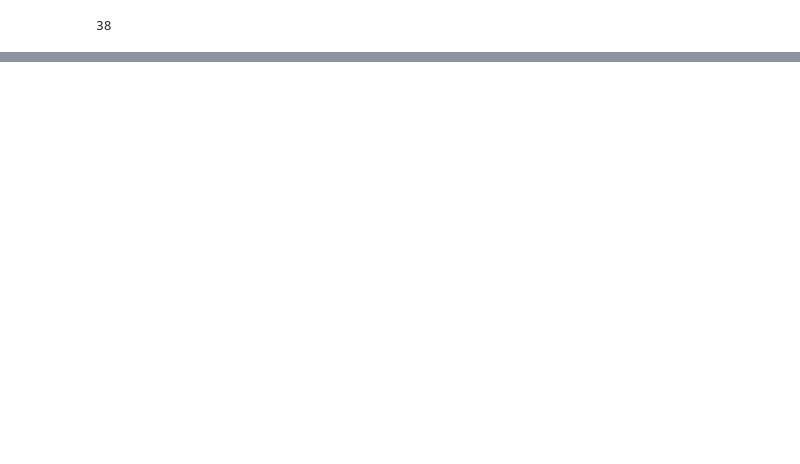
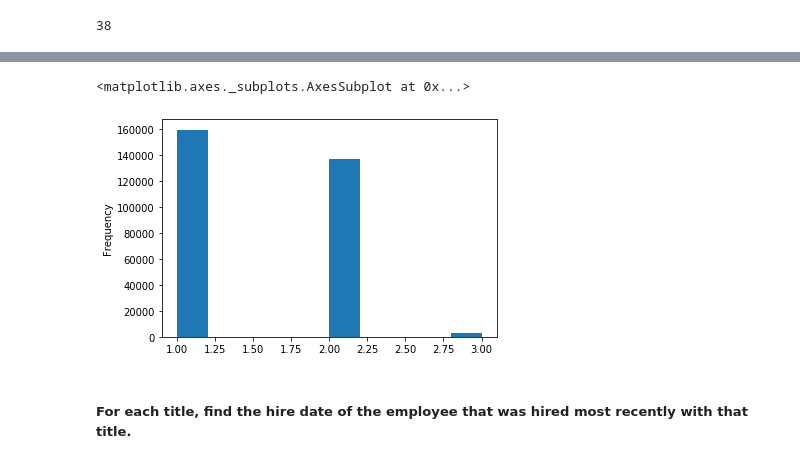
Before and after one commit to misty-garcia/python-exercises, a Jupyter notebook: panda_exercises.ipynb, the cells around one changed output, grey strips where cells are left out. Drawn from its saved outputs; the diff is of its cells as text; code cells hidden in the pictures; blank space fills up the shorter version.

```diff
--- a/panda_exercises.ipynb
+++ b/panda_exercises.ipynb
@@ -91,0 +146,7 @@ len(mpg.model.unique())
+# %%
+def get_db_url(username,hostname,password,db_name):
+    url = f'mysql+pymysql://{username}:{password}@{hostname}/{db_name}'
+    return url
+
+from env import host, user, password
+url = get_db_url(user,host,password,"employees")
@@ -91,0 +185,3 @@ len(mpg.model.unique())
+# %%
+df_employees = pd.read_sql('SELECT * FROM employees',url)
+df_titles = pd.read_sql('SELECT * FROM titles',url)
@@ -91,0 +222,3 @@ len(mpg.model.unique())
+# %%
+df_employees_with_titles = pd.merge(df_employees,df_titles, how="inner")
+df_employees_with_titles.head()
@@ -91,0 +254,7 @@ len(mpg.model.unique())
+# %%
+df_employees_with_titles.groupby("emp_no").count().title.plot.hist()
+# %% [output]
+<matplotlib.axes._subplots.AxesSubplot at 0x...>
+[figure, added]
+# %% [markdown]
+##### For each title, find the hire date of the employee that was hired most recently with that title.
```
Also changed, not shown: parts of 54 cells of this notebook.
